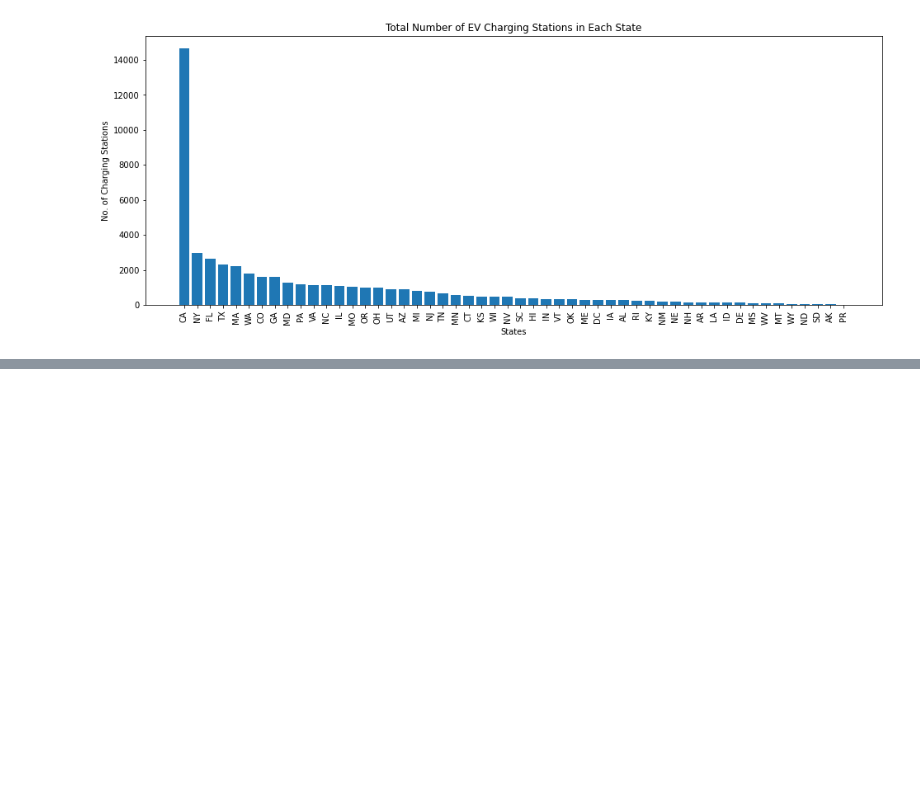
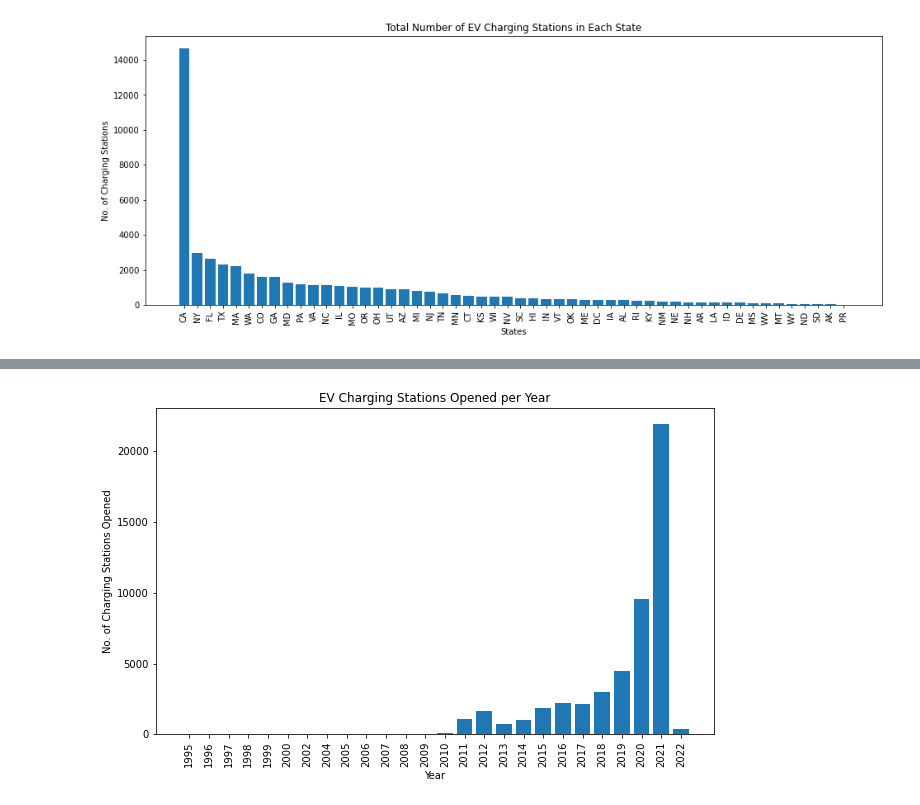
Before and after one commit to rayy-32/ev-station-analysis-and-mapping, a Jupyter notebook: evstations.ipynb, the cells around one changed output, grey strips where cells are left out. Saved outputs shown, nothing was run; the diff lists cells and outputs as text; code cells hidden in the pictures; blank space fills up the shorter version.

```diff
--- a/evstations.ipynb
+++ b/evstations.ipynb
@@ -254,9 +265,14 @@ plt.show()
 # %%
 #Seeing progression of station openings per year
-yr_count = stations.open_year.value_counts()
+yr_count = stations.open_year.value_counts(sort=False).sort_index()
 indx_yr = yr_count.index
 
-plt.figure()
+plt.figure(figsize = (10, 6))
 plt.bar(indx_yr, yr_count)
-plt.title()
+plt.xlabel('Year')
+plt.ylabel('No. of Charging Stations Opened')
+plt.xticks(rotation='vertical')
+plt.title('EV Charging Stations Opened per Year')
 plt.show()
+# %% [output]
+[figure, added]
```
Also changed, not shown: parts of 4 cells of this notebook.
